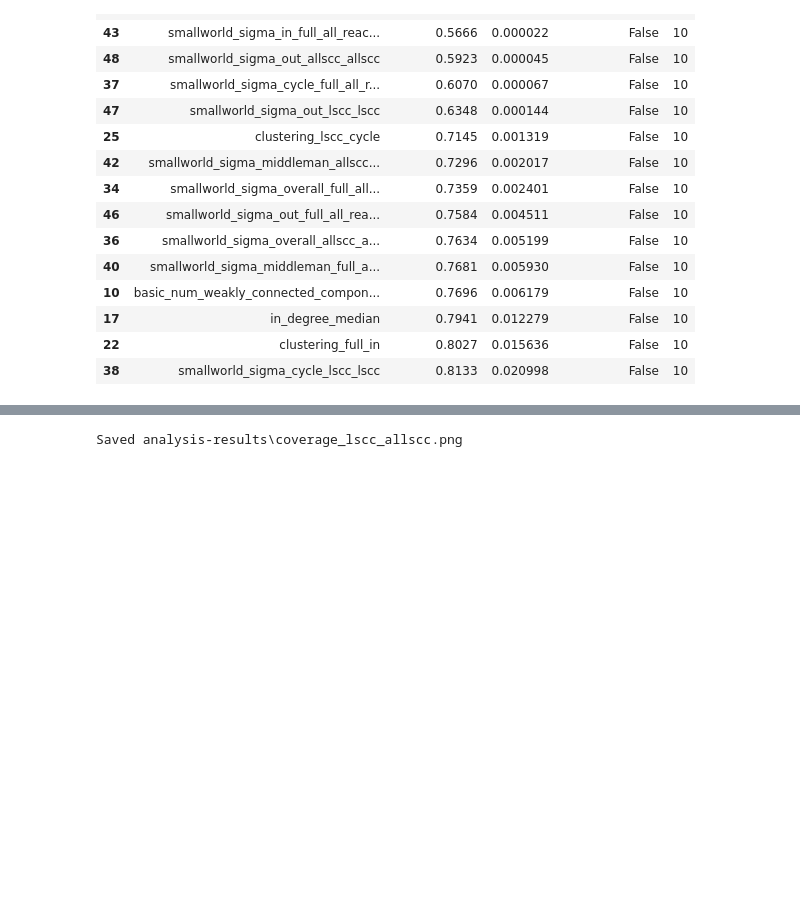
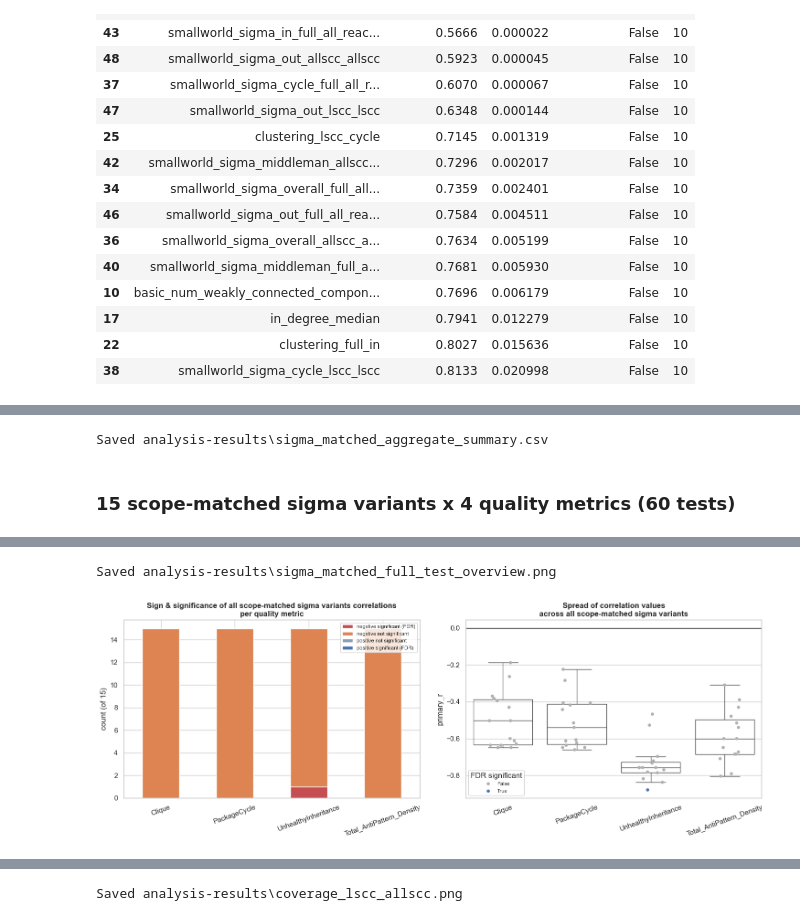
Before and after one commit to MauroZorzin/small-world-property, a Jupyter notebook: analyse.ipynb, the cells around one changed output, grey strips where cells are left out. Cells and saved outputs as stored; diff of their text form; code cells hidden in the pictures; blank space fills up the shorter version.

```diff
--- a/analyse.ipynb
+++ b/analyse.ipynb
@@ -781,0 +809,17 @@ Saved analysis-results\best_estimators_candidates.csv
+# %%
+df_sigma_matched_corr = df_sigma_corr[df_sigma_corr['scope_matched']].drop(
+    columns=['p_value_fdr', 'significant_uncorrected', 'significant_fdr']).reset_index(drop=True)
+_, p_fdr_matched, _, _ = multipletests(df_sigma_matched_corr['primary_p'], method='fdr_bh')
+df_sigma_matched_corr['p_value_fdr'] = p_fdr_matched.round(6)
+df_sigma_matched_corr['significant_uncorrected'] = df_sigma_matched_corr['primary_p'] < 0.05
+df_sigma_matched_corr['significant_fdr'] = df_sigma_matched_corr['p_value_fdr'] < 0.05
+save_table(df_sigma_matched_corr, 'sigma_matched_correlation_results.csv')
+
+print(f"{len(df_sigma_matched_corr)} scope-matched sigma x quality tests | "
+      f"{df_sigma_matched_corr['significant_uncorrected'].sum()} significant at raw alpha=0.05 "
+      f"| {df_sigma_matched_corr['significant_fdr'].sum()} significant after FDR correction (own 60-test family)")
+
+display(Markdown(f'### All {len(df_sigma_matched_corr)} scope-matched sigma x quality tests, sorted by FDR p-value'))
+display(df_sigma_matched_corr.assign(label=df_sigma_matched_corr['arch_metric'].map(pretty_label))
+        .sort_values(['p_value_fdr', 'primary_p'])
+        [['label', 'quality_metric', 'recommended_method', 'primary_r', 'primary_p', 'p_value_fdr', 'significant_fdr']])
@@ -781,0 +923,10 @@ Saved analysis-results\best_estimators_candidates.csv
+# %%
+df_sigma_matched_aggregate = aggregate_block(df_sigma_matched_corr, 'TOTAL (60)')
+save_table(df_sigma_matched_aggregate, 'sigma_matched_aggregate_summary.csv')
+display(Markdown(f'### 15 scope-matched sigma variants x 4 quality metrics ({len(df_sigma_matched_corr)} tests)'))
+display(df_sigma_matched_aggregate)
+
+plot_full_test_overview(df_sigma_matched_corr, 15, 'scope-matched sigma variants', 'sigma_matched_full_test_overview.png')
+# %% [output]
+Saved analysis-results\sigma_matched_aggregate_summary.csv
+### 15 scope-matched sigma variants x 4 quality metrics (60 tests)
@@ -781,0 +939,2 @@ Saved analysis-results\best_estimators_candidates.csv
+Saved analysis-results\sigma_matched_full_test_overview.png
+[figure, added]
```
Also changed, not shown: parts of 31 cells of this notebook, 2 other files.
